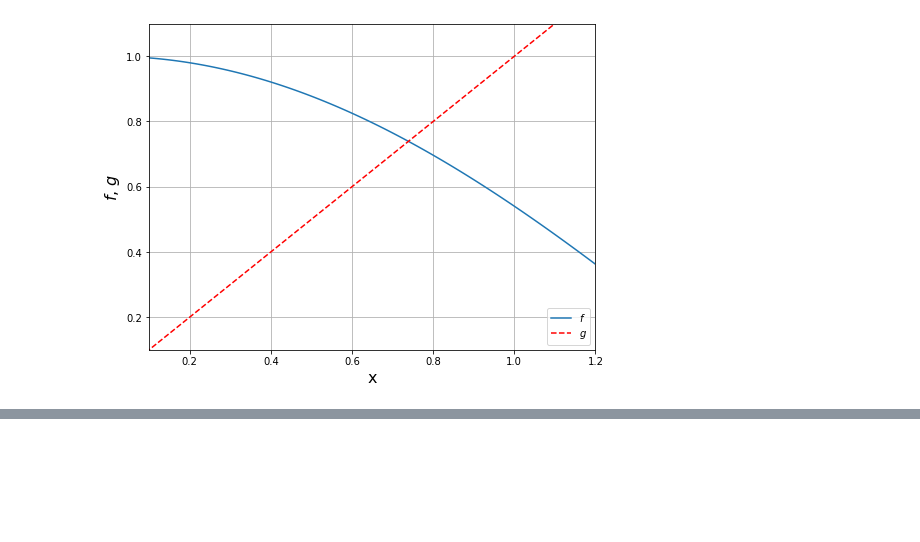
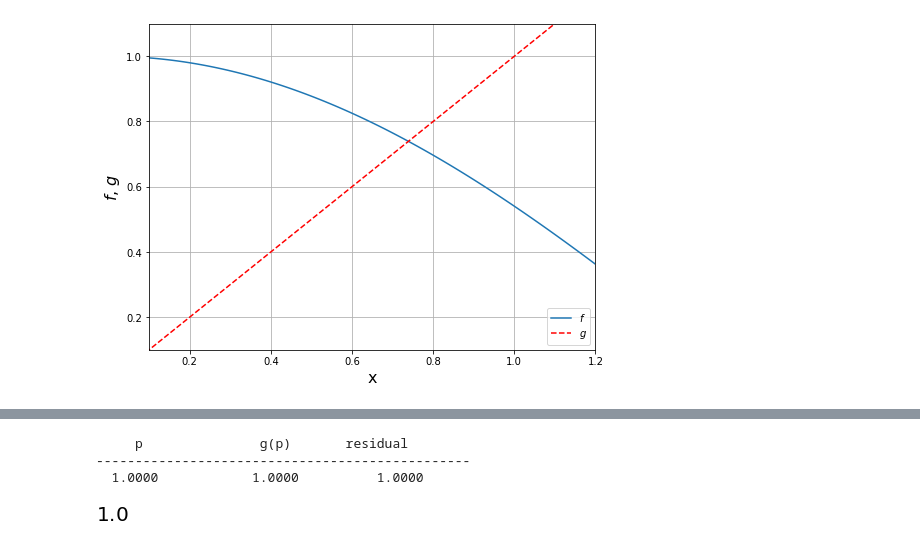
Before and after one commit to liebenlito/Metode-Numerik, a Jupyter notebook: Mencari Akar Persamaan.ipynb, the cells around one changed output, grey strips where cells are left out. Cells and saved outputs as stored; diff of their text form; code cells hidden in the pictures; blank space fills up the shorter version.

```diff
--- a/Mencari Akar Persamaan.ipynb
+++ b/Mencari Akar Persamaan.ipynb
@@ -241,0 +291,8 @@ iterasi_fixed_point(100, 1e-4, 0.9)
+# %%
+g = lambda x: -np.exp(-2*x) * (x-1) + x
+iterasi_fixed_point(g, 0)
+# %% [output]
+     p               g(p)       residual
+------------------------------------------------
+  1.0000            1.0000          1.0000
+[figure, added]
```
Also changed, not shown: parts of 26 cells of this notebook.
